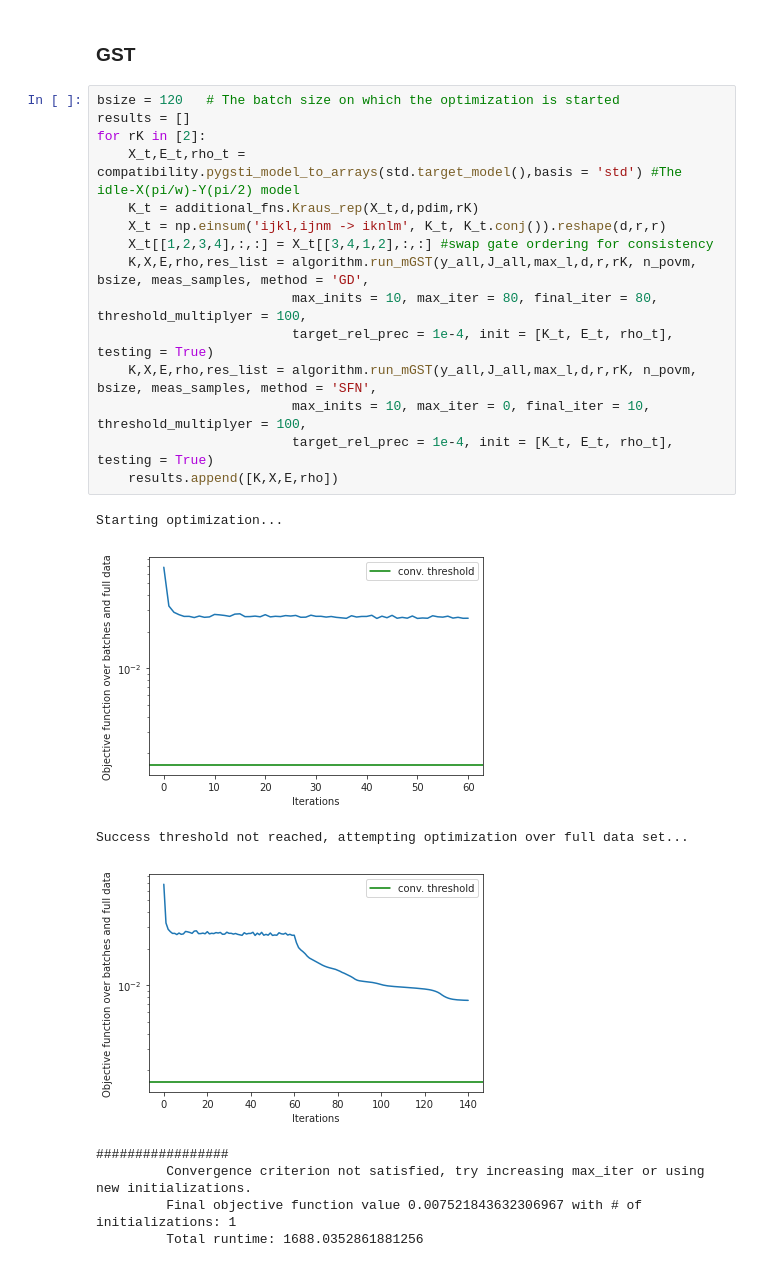
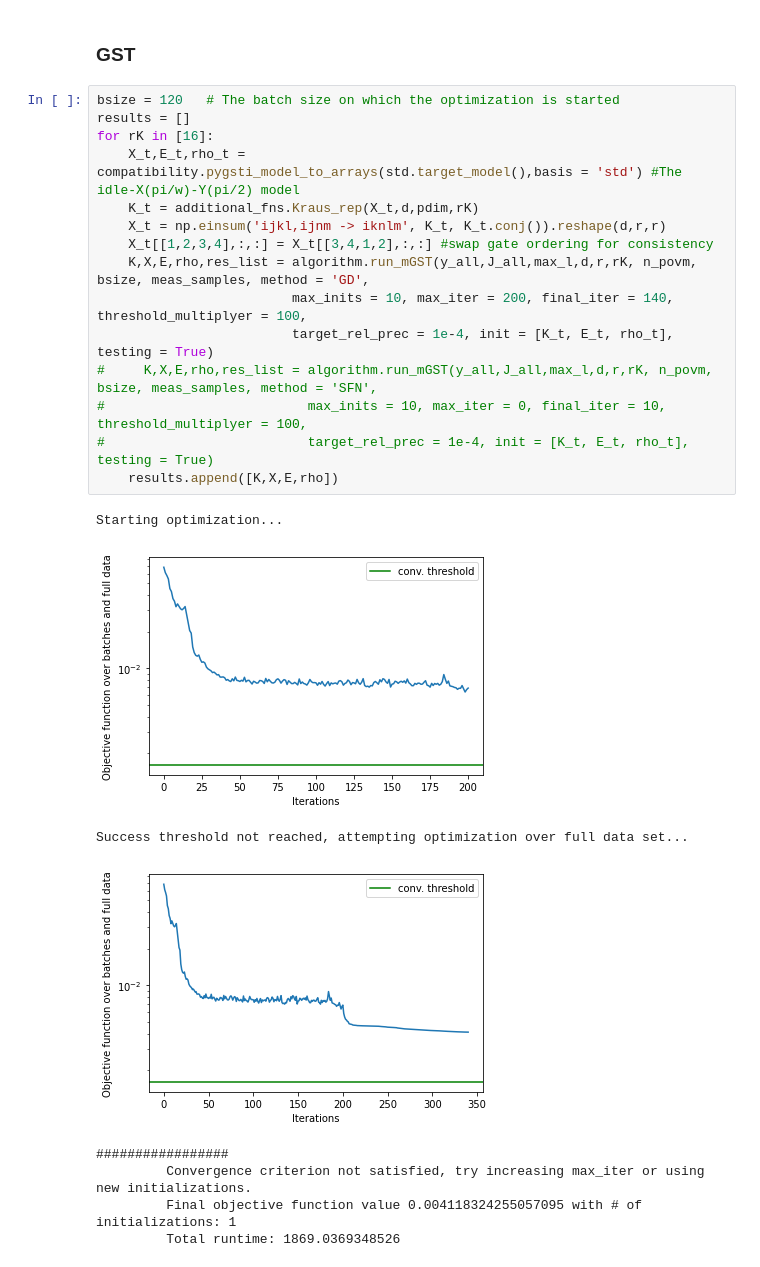
Before and after one commit to rabrie/qibocal, a Jupyter notebook: 2q_exp/2q_gst.ipynb, the cells around one changed output. Cells and saved outputs as stored; diff of their text form.

```diff
--- a/2q_exp/2q_gst.ipynb
+++ b/2q_exp/2q_gst.ipynb
@@ -60,24 +60,24 @@ d = 6
 # %%
 bsize = 120   # The batch size on which the optimization is started
 results = []
-for rK in [2]:
+for rK in [16]:
     X_t,E_t,rho_t = compatibility.pygsti_model_to_arrays(std.target_model(),basis = 'std') #The idle-X(pi/w)-Y(pi/2) model
     K_t = additional_fns.Kraus_rep(X_t,d,pdim,rK)
     X_t = np.einsum('ijkl,ijnm -> iknlm', K_t, K_t.conj()).reshape(d,r,r)
     X_t[[1,2,3,4],:,:] = X_t[[3,4,1,2],:,:] #swap gate ordering for consistency
     K,X,E,rho,res_list = algorithm.run_mGST(y_all,J_all,max_l,d,r,rK, n_povm, bsize, meas_samples, method = 'GD',
-                         max_inits = 10, max_iter = 80, final_iter = 80, threshold_multiplyer = 100,
+                         max_inits = 10, max_iter = 200, final_iter = 140, threshold_multiplyer = 100,
                          target_rel_prec = 1e-4, init = [K_t, E_t, rho_t], testing = True)
-    K,X,E,rho,res_list = algorithm.run_mGST(y_all,J_all,max_l,d,r,rK, n_povm, bsize, meas_samples, method = 'SFN',
-                         max_inits = 10, max_iter = 0, final_iter = 10, threshold_multiplyer = 100,
-                         target_rel_prec = 1e-4, init = [K_t, E_t, rho_t], testing = True)
+#     K,X,E,rho,res_list = algorithm.run_mGST(y_all,J_all,max_l,d,r,rK, n_povm, bsize, meas_samples, method = 'SFN',
+#                          max_inits = 10, max_iter = 0, final_iter = 10, threshold_multiplyer = 100,
+#                          target_rel_prec = 1e-4, init = [K_t, E_t, rho_t], testing = True)
     results.append([K,X,E,rho])
 # %% [output]
 Starting optimization...
-[figure, old version]
+[figure, new version]
 Success threshold not reached, attempting optimization over full data set...
-[figure, old version]
+[figure, new version]
 #################
          Convergence criterion not satisfied, try increasing max_iter or using new initializations.
-         Final objective function value 0.007521843632306967 with # of initializations: 1
-         Total runtime: 1688.0352861881256
+         Final objective function value 0.004118324255057095 with # of initializations: 1
+         Total runtime: 1869.0369348526
```
Also changed, not shown: parts of 9 cells of this notebook, 2 other files.
